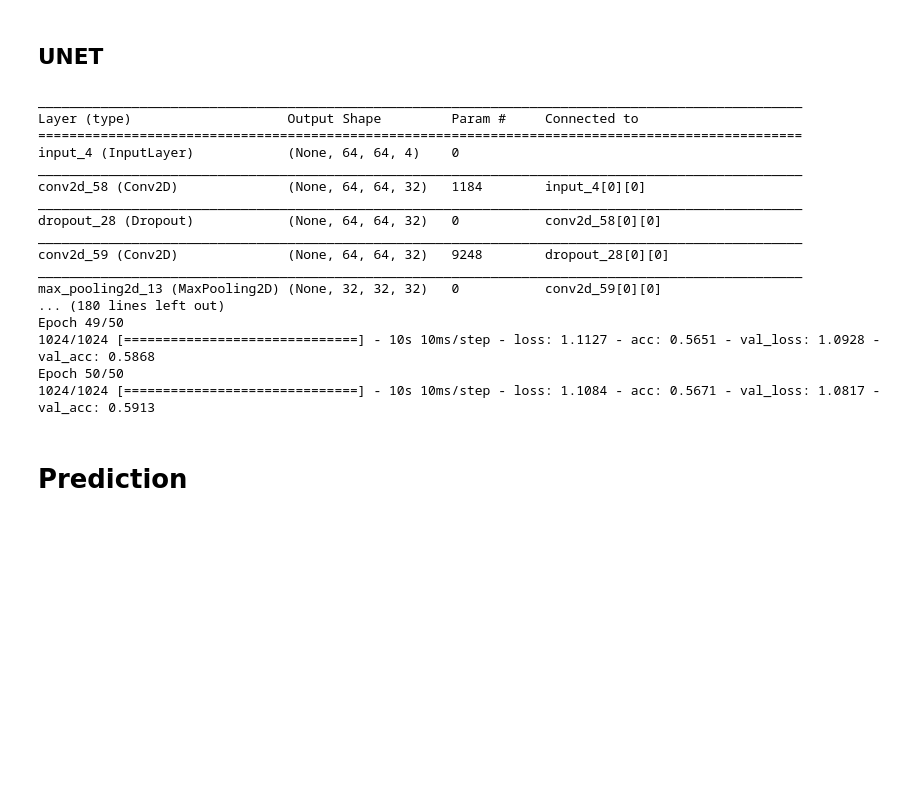
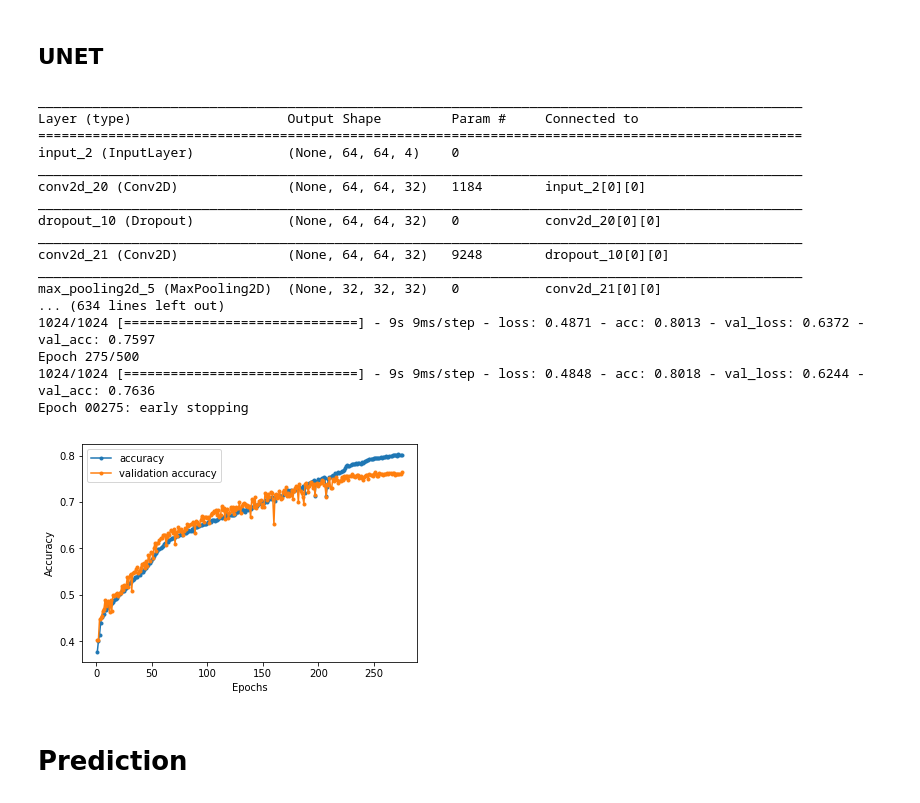
Before and after one commit to CyrilWendl/SIE-Master, a Jupyter notebook: Zurich Land Cover/Zurich Land Cover Classification.ipynb, the cells around one changed output. Cells and saved outputs as stored; diff of their text form; code cells hidden in the pictures; blank space fills up the shorter version.

Commit message:
UNet with 80% validation accuracy

```diff
--- a/Zurich Land Cover/Zurich Land Cover Classification.ipynb
+++ b/Zurich Land Cover/Zurich Land Cover Classification.ipynb
@@ -419,7 +415,7 @@ datagen = ImageDataGenerator(
 datagen.fit(x_train)
 
 batch_size = 10
-epochs = 50
+epochs = 300
 
 def model_train(model, data_augmentation = True):
     if not data_augmentation:
@@ -462,20 +458,32 @@ model_train(model, data_augmentation = False)
 __________________________________________________________________________________________________
 Layer (type)                    Output Shape         Param #     Connected to
 ==================================================================================================
-input_4 (InputLayer)            (None, 64, 64, 4)    0
+input_2 (InputLayer)            (None, 64, 64, 4)    0
 __________________________________________________________________________________________________
-conv2d_58 (Conv2D)              (None, 64, 64, 32)   1184        input_4[0][0]
+conv2d_20 (Conv2D)              (None, 64, 64, 32)   1184        input_2[0][0]
 __________________________________________________________________________________________________
-dropout_28 (Dropout)            (None, 64, 64, 32)   0           conv2d_58[0][0]
+dropout_10 (Dropout)            (None, 64, 64, 32)   0           conv2d_20[0][0]
 __________________________________________________________________________________________________
-conv2d_59 (Conv2D)              (None, 64, 64, 32)   9248        dropout_28[0][0]
+conv2d_21 (Conv2D)              (None, 64, 64, 32)   9248        dropout_10[0][0]
 __________________________________________________________________________________________________
-max_pooling2d_13 (MaxPooling2D) (None, 32, 32, 32)   0           conv2d_59[0][0]
-... (180 lines left out)
-Epoch 49/50
-1024/1024 [==============================] - 10s 10ms/step - loss: 1.1127 - acc: 0.5651 - val_loss: 1.0928 - val_acc: 0.5868
-Epoch 50/50
-1024/1024 [==============================] - 10s 10ms/step - loss: 1.1084 - acc: 0.5671 - val_loss: 1.0817 - val_acc: 0.5913
+max_pooling2d_5 (MaxPooling2D)  (None, 32, 32, 32)   0           conv2d_21[0][0]
+... (634 lines left out)
+1024/1024 [==============================] - 9s 9ms/step - loss: 0.4871 - acc: 0.8013 - val_loss: 0.6372 - val_acc: 0.7597
+Epoch 275/500
+1024/1024 [==============================] - 9s 9ms/step - loss: 0.4848 - acc: 0.8018 - val_loss: 0.6244 - val_acc: 0.7636
+Epoch 00275: early stopping
+# %%
+# Plot accuracy evolution over epochs
+def plot_train_model(epochs):
+    plt.plot(range(1,epochs+1), callback_history.acc, '.-', range(1,epochs+1), callback_history.val_acc, '.-')
+    plt.xlabel('Epochs', )
+    plt.ylabel('Accuracy')
+    plt.legend(['accuracy', 'validation accuracy'])
+    plt.show()
+
+plot_train_model(275)
+# %% [output]
+[figure, added]
 # %% [markdown]
 # Prediction
 # %%
```
Also changed, not shown: parts of 6 cells of this notebook, 2 other files.
